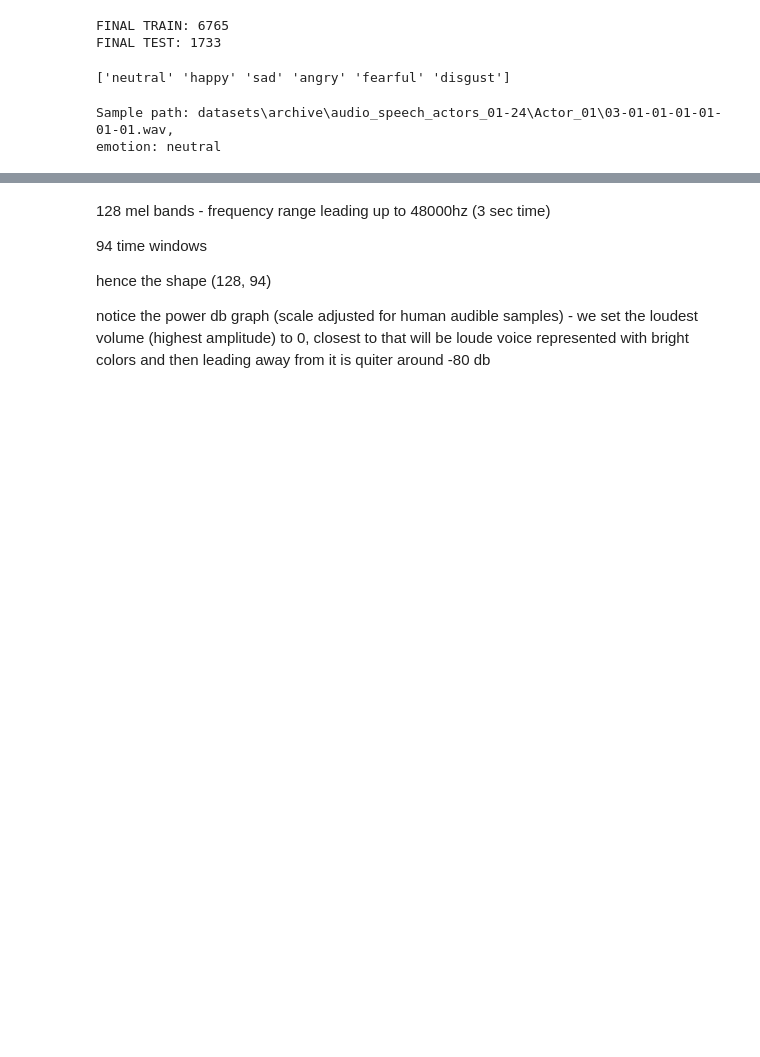
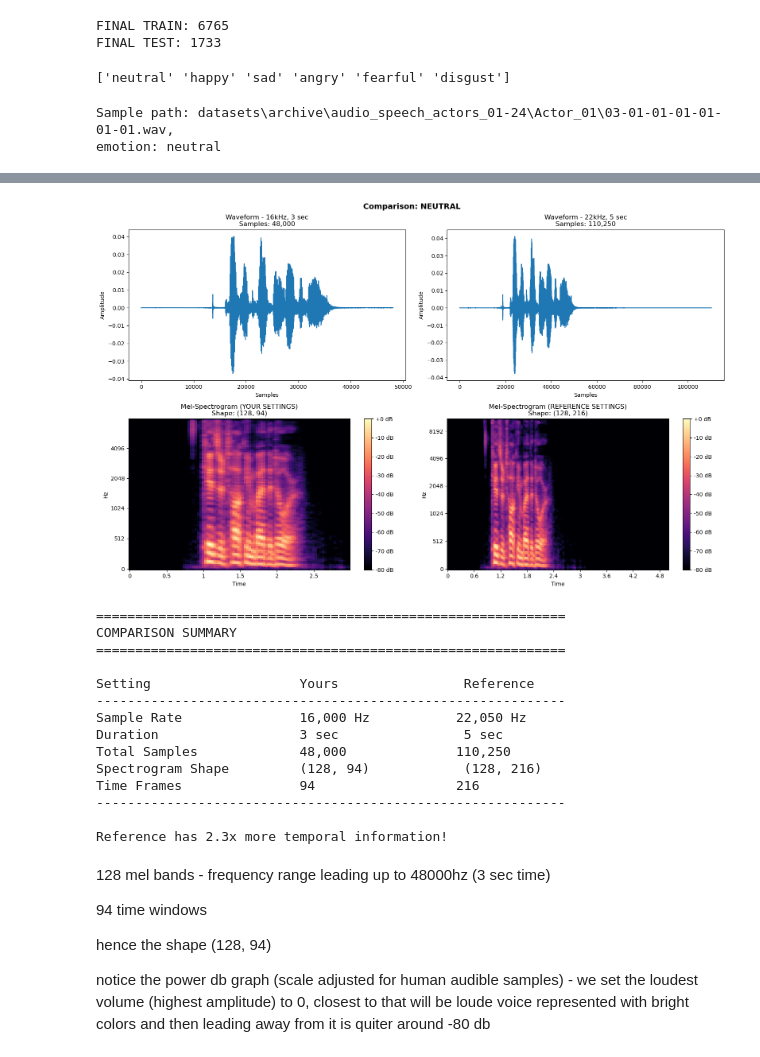
Before and after one commit to gauravsidana241/speech-emotion-detection, a Jupyter notebook: speech_emotion_detection.ipynb, the cells around one changed output, grey strips where cells are left out. Saved outputs shown, nothing was run; the diff lists cells and outputs as text; code cells hidden in the pictures; blank space fills up the shorter version.

```diff
--- a/speech_emotion_detection.ipynb
+++ b/speech_emotion_detection.ipynb
@@ -253,5 +282,7 @@ Mel-spectrogram shape: (128, 94)
 # %%
-mel_spec_db = librosa.power_to_db(mel_spec, ref=np.max)
-print(f"Mel-spectrogram (dB) shape: {mel_spec_db.shape}")
+mel_spec_db_1 = librosa.power_to_db(mel_spec_1, ref=np.max)
+print(f"Mel-spectrogram (dB) shape: {mel_spec_db_1.shape}")
+mel_spec_db_2 = librosa.power_to_db(mel_spec_2, ref=np.max)
+print(f"Mel-spectrogram (dB) shape: {mel_spec_db_2.shape}")
 # %% [output]
 Mel-spectrogram (dB) shape: (128, 94)
@@ -299,3 +290,65 @@ Label: neutral
+# %%
+# ============== PLOT COMPARISON ==============
+fig, axes = plt.subplots(2, 2, figsize=(16, 10))
+
+# Row 1: Waveforms
+axes[0, 0].plot(waveform_1)
+axes[0, 0].set_title(f'Waveform - 16kHz, 3 sec\nSamples: {len(waveform_1):,}')
+axes[0, 0].set_xlabel('Samples')
+axes[0, 0].set_ylabel('Amplitude')
+
+axes[0, 1].plot(waveform_2)
+axes[0, 1].set_title(f'Waveform - 22kHz, 5 sec\nSamples: {len(waveform_2):,}')
+axes[0, 1].set_xlabel('Samples')
+axes[0, 1].set_ylabel('Amplitude')
+
+# Row 2: Mel-Spectrograms (dB)
+img1 = librosa.display.specshow(
+    mel_spec_db_1, x_axis='time', y_axis='mel', sr=sample_rate_1, ax=axes[1, 0]
+)
+axes[1, 0].set_title(f'Mel-Spectrogram (YOUR SETTINGS)\nShape: {mel_spec_db_1.shape}')
+fig.colorbar(img1, ax=axes[1, 0], format='%+2.0f dB')
+
+img2 = librosa.display.specshow(
+    mel_spec_db_2, x_axis='time', y_axis='mel', sr=sample_rate_2, ax=axes[1, 1]
+)
+axes[1, 1].set_title(f'Mel-Spectrogram (REFERENCE SETTINGS)\nShape: {mel_spec_db_2.shape}')
+fig.colorbar(img2, ax=axes[1, 1], format='%+2.0f dB')
+
+plt.suptitle(f'Comparison: {sample_emotion.upper()}', fontsize=14, fontweight='bold')
+plt.tight_layout()
+plt.savefig('audio_comparison.png', dpi=150)
+plt.show()
+
+# ============== SUMMARY ==============
+print("\n" + "=" * 60)
+print("COMPARISON SUMMARY")
+print("=" * 60)
+print(f"\n{'Setting':<25} {'Yours':<20} {'Reference':<20}")
+print("-" * 60)
+print(f"{'Sample Rate':<25} {sample_rate_1:,} Hz{'':<10} {sample_rate_2:,} Hz")
+print(f"{'Duration':<25} {duration_1} sec{'':<15} {duration_2} sec")
+print(f"{'Total Samples':<25} {len(waveform_1):,}{'':<13} {len(waveform_2):,}")
+print(f"{'Spectrogram Shape':<25} {mel_spec_db_1.shape}{'':<11} {mel_spec_db_2.shape}")
+print(f"{'Time Frames':<25} {mel_spec_db_1.shape[1]}{'':<17} {mel_spec_db_2.shape[1]}")
+print("-" * 60)
+print(f"\nReference has {mel_spec_db_2.shape[1] / mel_spec_db_1.shape[1]:.1f}x more temporal information!")
+# %% [output]
+[figure, added]
+============================================================
+COMPARISON SUMMARY
+============================================================
+
+Setting                   Yours                Reference
+------------------------------------------------------------
+Sample Rate               16,000 Hz           22,050 Hz
+Duration                  3 sec                5 sec
+Total Samples             48,000              110,250
+Spectrogram Shape         (128, 94)            (128, 216)
+Time Frames               94                  216
+------------------------------------------------------------
+
+Reference has 2.3x more temporal information!
 # %% [markdown]
 128 mel bands - frequency range leading up to 48000hz (3 sec time)
 
```
Also changed, not shown: parts of 16 cells of this notebook, 6 other files.
